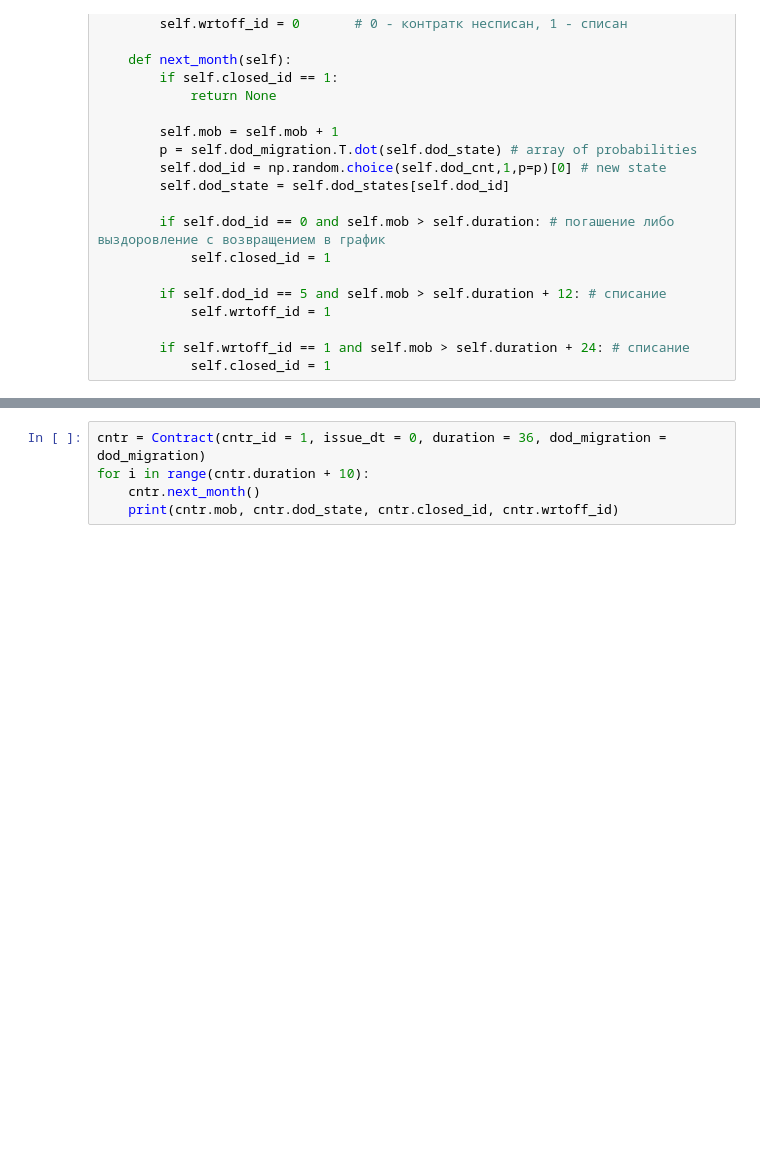
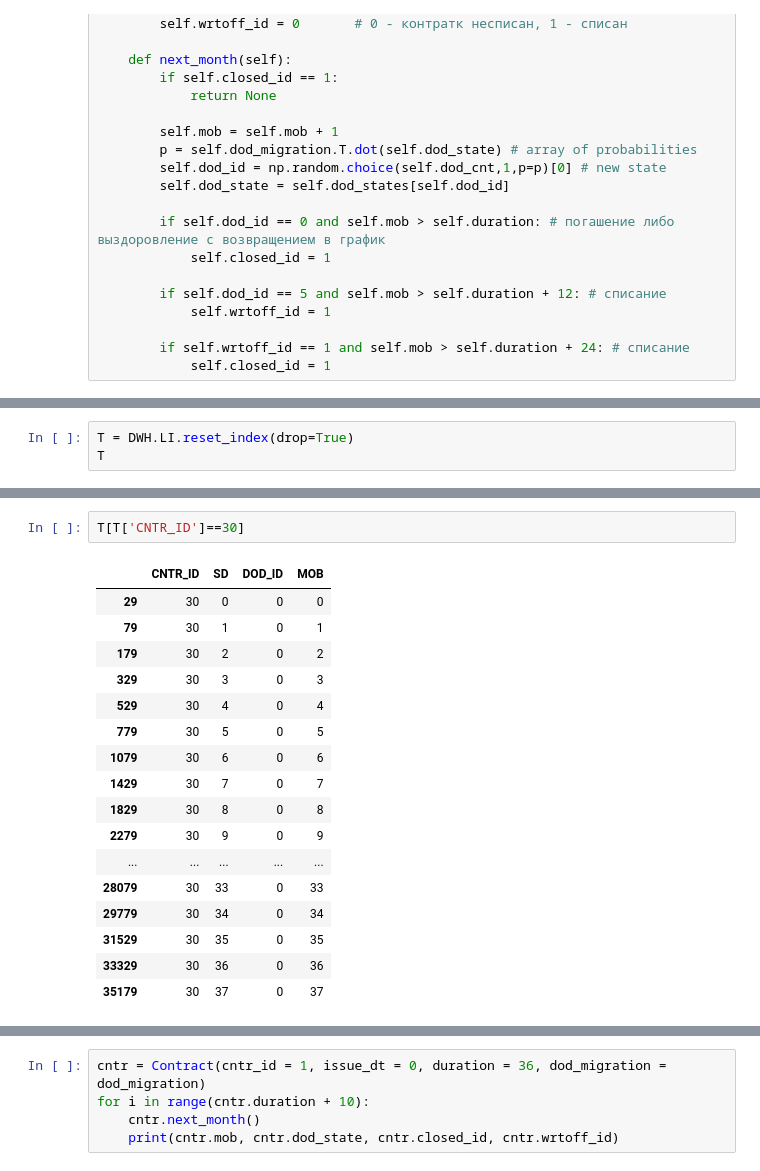
Before and after one commit to il-giza/Bank_SandBox, a Jupyter notebook: matrix_migration/generator_of_portfolio.ipynb, the cells around one changed output, grey strips where cells are left out. Saved outputs shown, nothing was run; the diff lists cells and outputs as text; blank space fills up the shorter version.

```diff
--- a/matrix_migration/generator_of_portfolio.ipynb
+++ b/matrix_migration/generator_of_portfolio.ipynb
@@ -161,0 +251,3 @@ for t in range(300):
+# %%
+T = DWH.LI.reset_index(drop=True)
+T
@@ -161,0 +268,20 @@ for t in range(300):
+# %%
+T[T['CNTR_ID']==30]
+# %% [output]
+|  | CNTR_ID | SD | DOD_ID | MOB |
+| 29 | 30 | 0 | 0 | 0 |
+| 79 | 30 | 1 | 0 | 1 |
+| 179 | 30 | 2 | 0 | 2 |
+| 329 | 30 | 3 | 0 | 3 |
+| 529 | 30 | 4 | 0 | 4 |
+| 779 | 30 | 5 | 0 | 5 |
+| 1079 | 30 | 6 | 0 | 6 |
+| 1429 | 30 | 7 | 0 | 7 |
+| 1829 | 30 | 8 | 0 | 8 |
+| 2279 | 30 | 9 | 0 | 9 |
+| ... | ... | ... | ... | ... |
+| 28079 | 30 | 33 | 0 | 33 |
+| 29779 | 30 | 34 | 0 | 34 |
+| 31529 | 30 | 35 | 0 | 35 |
+| 33329 | 30 | 36 | 0 | 36 |
+| 35179 | 30 | 37 | 0 | 37 |
```
Also changed, not shown: parts of 19 cells of this notebook.
